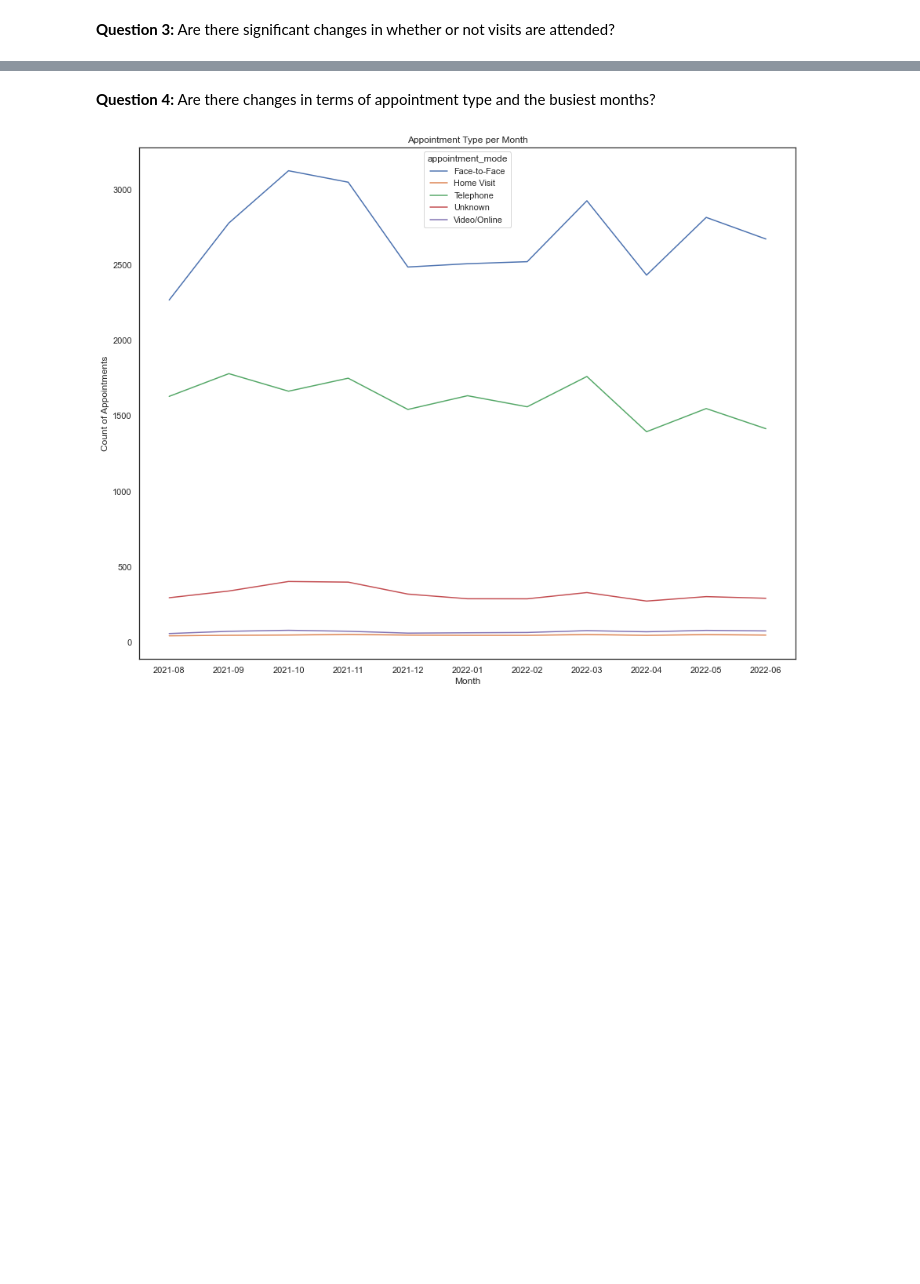
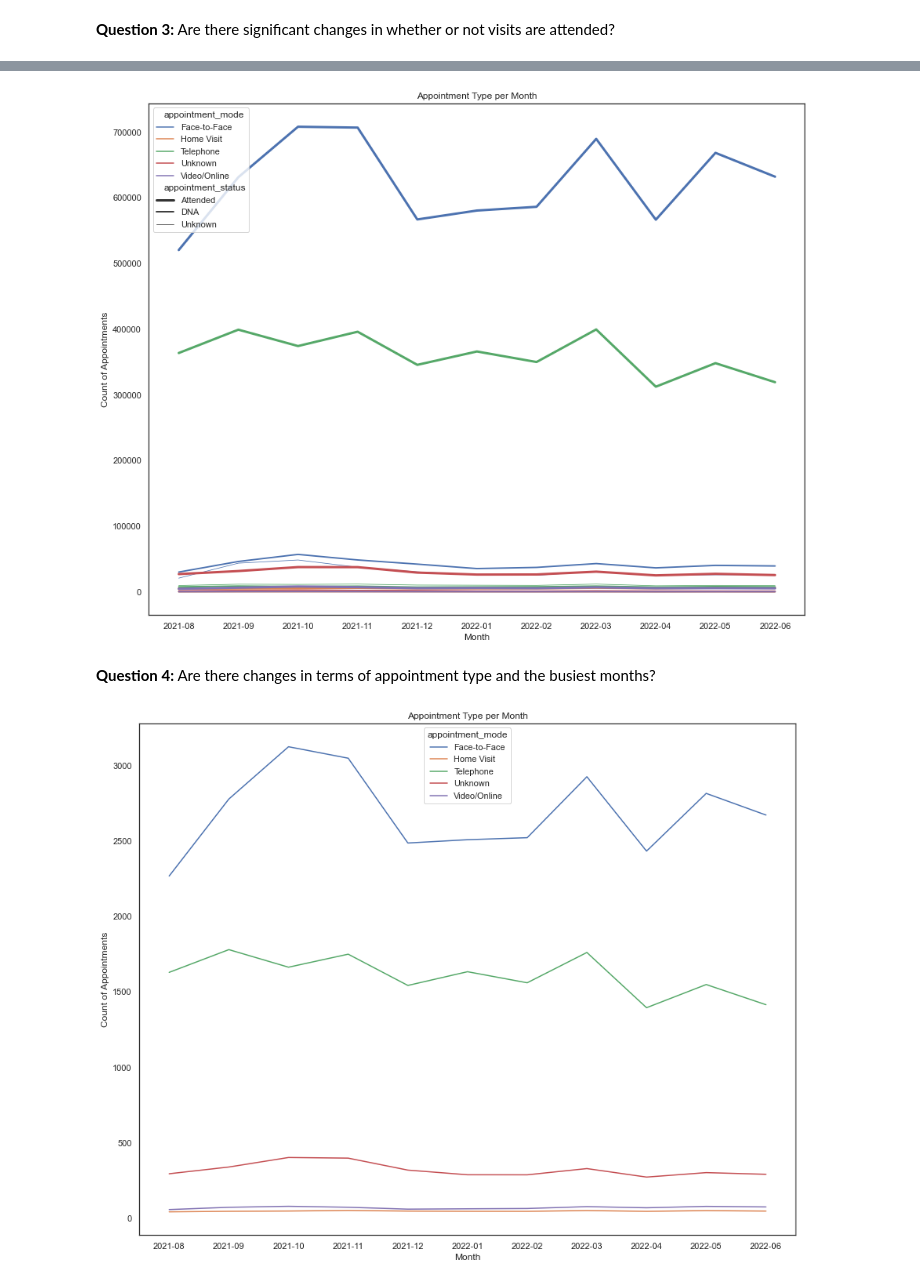
Before and after one commit to rohitabraham86/LSE_DA_NHS_analysis_rohit, a Jupyter notebook: nhs.ipynb, the cells around one changed output, grey strips where cells are left out. Drawn from its saved outputs; the diff is of its cells as text; code cells hidden in the pictures; blank space fills up the shorter version.

```diff
--- a/nhs.ipynb
+++ b/nhs.ipynb
@@ -1360,3 +1355,15 @@ plt.savefig('app_stat_month.png')
+# %%
+ax = sns.lineplot(data=ar_agg_grpby, x="appointment_month", y="count_of_appointments", hue = 'appointment_mode',
+                  size = 'appointment_status', ci=None)
+
+ax.set(xlabel = "Month",
+       ylabel = "Count of Appointments",
+       title = "Appointment Type per Month")
+
+# Save plot
+plt.savefig('app_stat_type_month.png')
+# %% [output]
+[figure, added]
 # %% [markdown]
 **Question 4:** Are there changes in terms of appointment type and the busiest months?
 # %%
```
Also changed, not shown: parts of 23 cells of this notebook.
